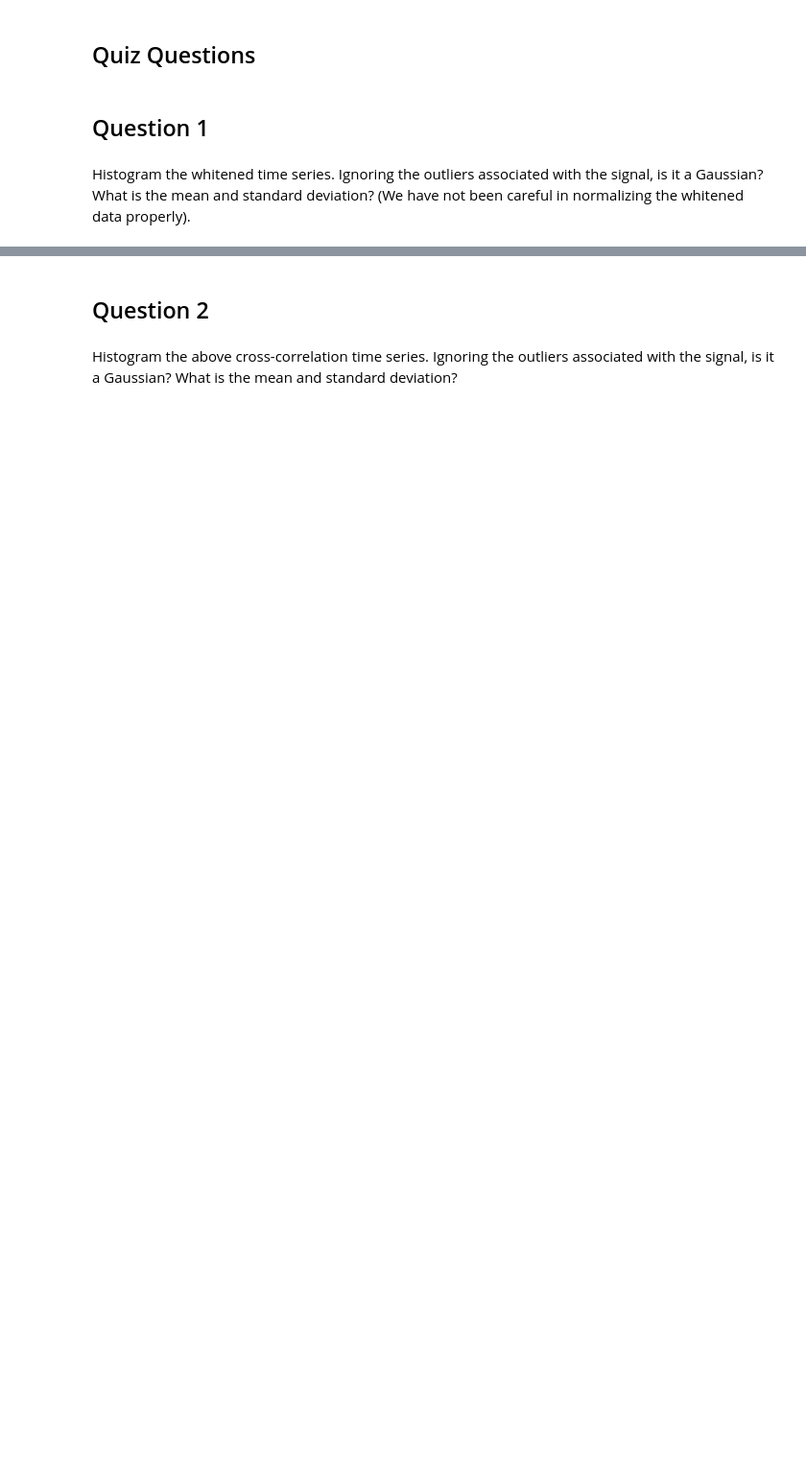
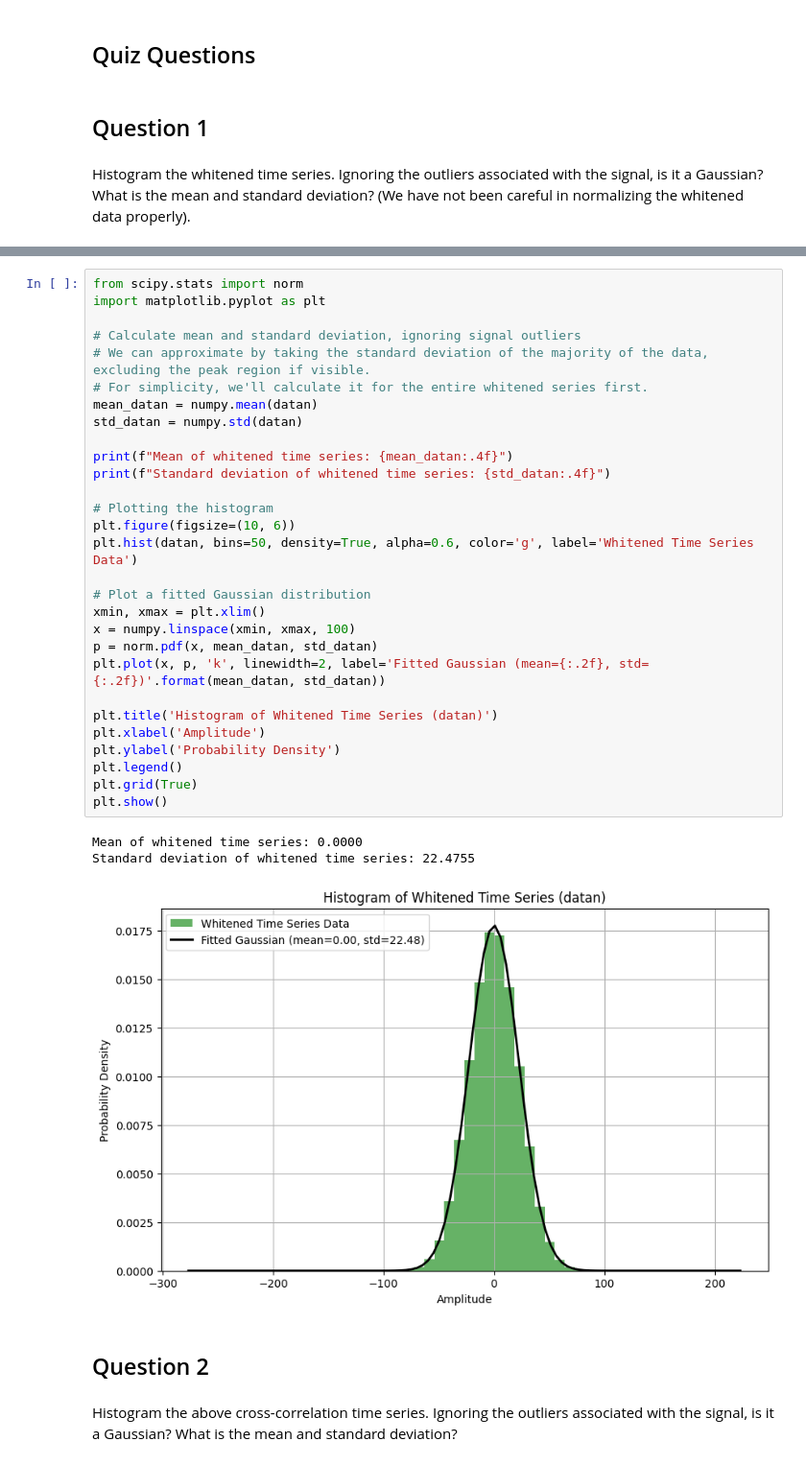
Before and after one commit to cosmos2718/Kimyubin, a Jupyter notebook: Tutorials/04_Searches/Tuto_4.1_Matched_filtering_introduction.ipynb, the cells around one changed output, grey strips where cells are left out. Shown at 96% size. Cells and saved outputs as stored; diff of their text form; blank space fills up the shorter version.

```diff
--- a/Tutorials/04_Searches/Tuto_4.1_Matched_filtering_introduction.ipynb
+++ b/Tutorials/04_Searches/Tuto_4.1_Matched_filtering_introduction.ipynb
@@ -233,3 +237,36 @@ Histogram the whitened time series. Ignoring the outliers associated with the si
+# %%
+from scipy.stats import norm
+import matplotlib.pyplot as plt
+
+# Calculate mean and standard deviation, ignoring signal outliers
+# We can approximate by taking the standard deviation of the majority of the data, excluding the peak region if visible.
+# For simplicity, we'll calculate it for the entire whitened series first.
+mean_datan = numpy.mean(datan)
+std_datan = numpy.std(datan)
+
+print(f"Mean of whitened time series: {mean_datan:.4f}")
+print(f"Standard deviation of whitened time series: {std_datan:.4f}")
+
+# Plotting the histogram
+plt.figure(figsize=(10, 6))
+plt.hist(datan, bins=50, density=True, alpha=0.6, color='g', label='Whitened Time Series Data')
+
+# Plot a fitted Gaussian distribution
+xmin, xmax = plt.xlim()
+x = numpy.linspace(xmin, xmax, 100)
+p = norm.pdf(x, mean_datan, std_datan)
+plt.plot(x, p, 'k', linewidth=2, label='Fitted Gaussian (mean={:.2f}, std={:.2f})'.format(mean_datan, std_datan))
+
+plt.title('Histogram of Whitened Time Series (datan)')
+plt.xlabel('Amplitude')
+plt.ylabel('Probability Density')
+plt.legend()
+plt.grid(True)
+plt.show()
+# %% [output]
+Mean of whitened time series: 0.0000
+Standard deviation of whitened time series: 22.4755
+[figure, added]
 # %% [markdown]
 ## Question 2
 # %% [markdown]
```
Also changed, not shown: parts of 7 cells of this notebook.
